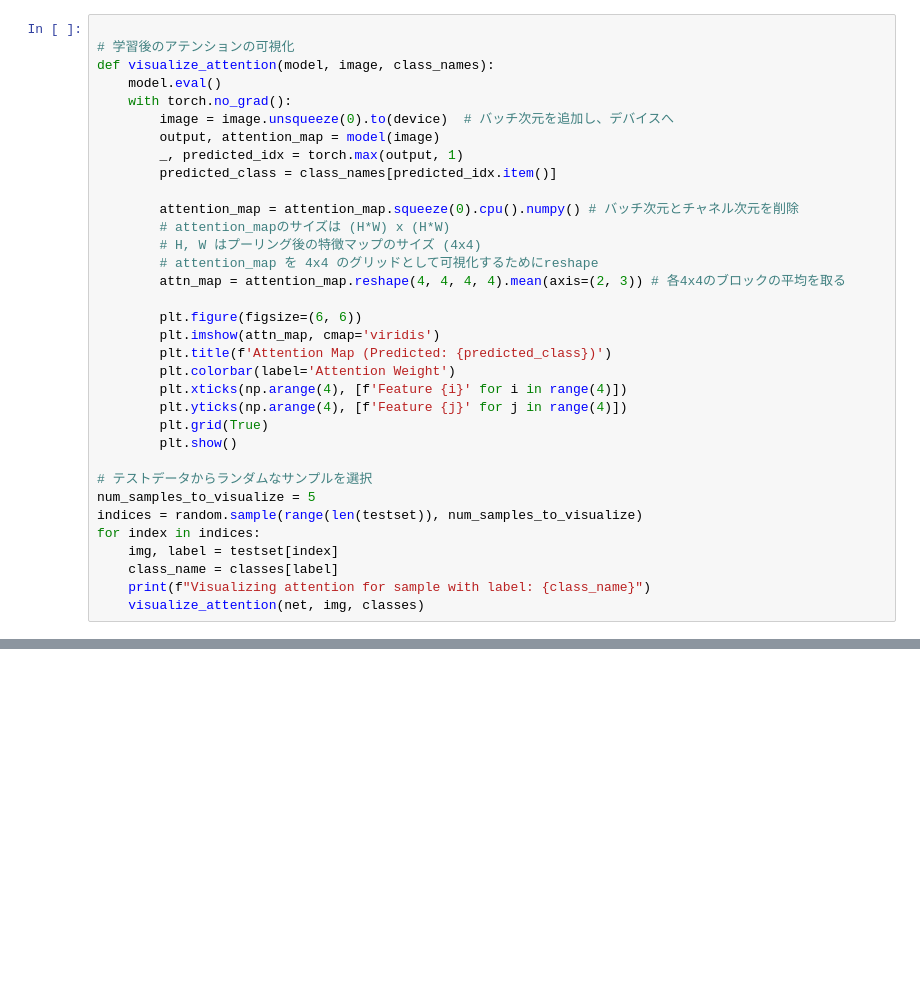
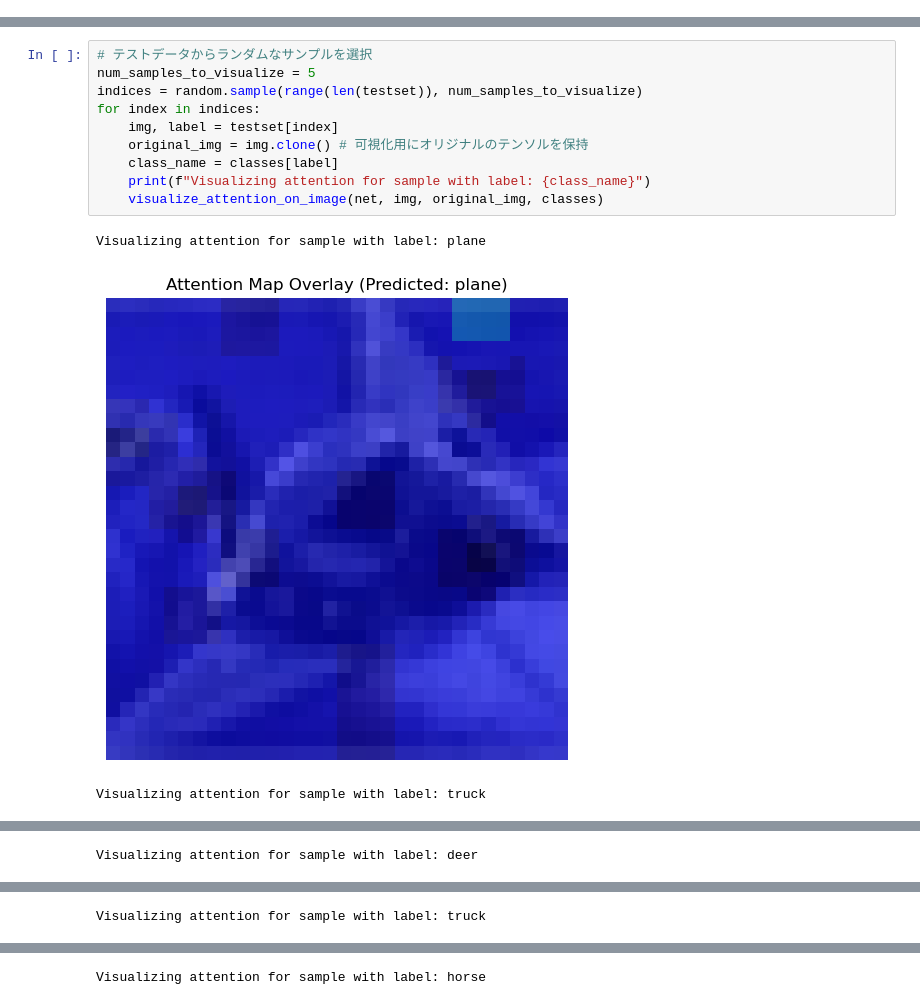
Before and after one commit to namoshi/attention, a Jupyter notebook: cifar10-cnn-attention.ipynb, the cells around one changed output, grey strips where cells are left out. Drawn from its saved outputs; the diff is of its cells as text; blank space fills up the shorter version.

```diff
--- a/cifar10-cnn-attention.ipynb
+++ b/cifar10-cnn-attention.ipynb
@@ -247,34 +250,0 @@ plt.show()
-# %%
-
-# 学習後のアテンションの可視化
-def visualize_attention(model, image, class_names):
-    model.eval()
-    with torch.no_grad():
-        image = image.unsqueeze(0).to(device)  # バッチ次元を追加し、デバイスへ
-        output, attention_map = model(image)
-        _, predicted_idx = torch.max(output, 1)
-        predicted_class = class_names[predicted_idx.item()]
-
-        attention_map = attention_map.squeeze(0).cpu().numpy() # バッチ次元とチャネル次元を削除
-        # attention_mapのサイズは (H*W) x (H*W)
-        # H, W はプーリング後の特徴マップのサイズ (4x4)
-        # attention_map を 4x4 のグリッドとして可視化するためにreshape
-        attn_map = attention_map.reshape(4, 4, 4, 4).mean(axis=(2, 3)) # 各4x4のブロックの平均を取る
-
-        plt.figure(figsize=(6, 6))
-        plt.imshow(attn_map, cmap='viridis')
-        plt.title(f'Attention Map (Predicted: {predicted_class})')
-        plt.colorbar(label='Attention Weight')
-        plt.xticks(np.arange(4), [f'Feature {i}' for i in range(4)])
-        plt.yticks(np.arange(4), [f'Feature {j}' for j in range(4)])
-        plt.grid(True)
-        plt.show()
-
-# テストデータからランダムなサンプルを選択
-num_samples_to_visualize = 5
-indices = random.sample(range(len(testset)), num_samples_to_visualize)
-for index in indices:
-    img, label = testset[index]
-    class_name = classes[label]
-    print(f"Visualizing attention for sample with label: {class_name}")
-    visualize_attention(net, img, classes)
@@ -291,0 +298,14 @@ Visualizing attention for sample with label: cat
+# %%
+# テストデータからランダムなサンプルを選択
+num_samples_to_visualize = 5
+indices = random.sample(range(len(testset)), num_samples_to_visualize)
+for index in indices:
+    img, label = testset[index]
+    original_img = img.clone() # 可視化用にオリジナルのテンソルを保持
+    class_name = classes[label]
+    print(f"Visualizing attention for sample with label: {class_name}")
+    visualize_attention_on_image(net, img, original_img, classes)
+# %% [output]
+Visualizing attention for sample with label: plane
+[figure, added]
+Visualizing attention for sample with label: truck
@@ -291,0 +313 @@ Visualizing attention for sample with label: cat
+Visualizing attention for sample with label: deer
@@ -291,0 +315 @@ Visualizing attention for sample with label: cat
+Visualizing attention for sample with label: truck
@@ -291,0 +317 @@ Visualizing attention for sample with label: cat
+Visualizing attention for sample with label: horse
```
Also changed, not shown: parts of 9 cells of this notebook, 2 other files.
